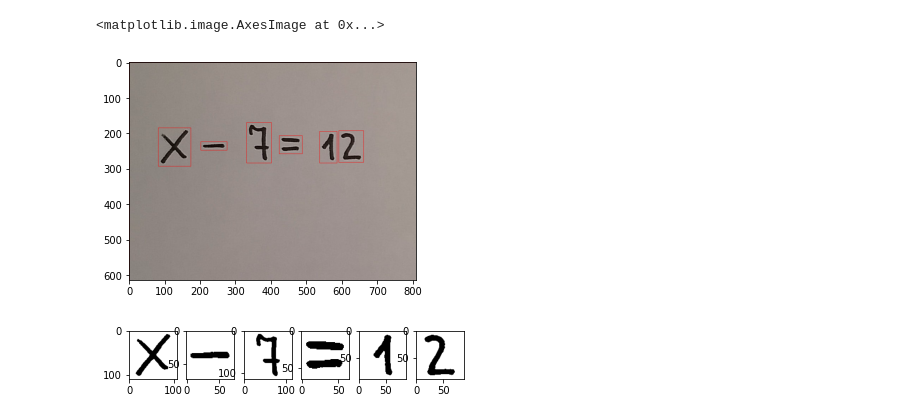
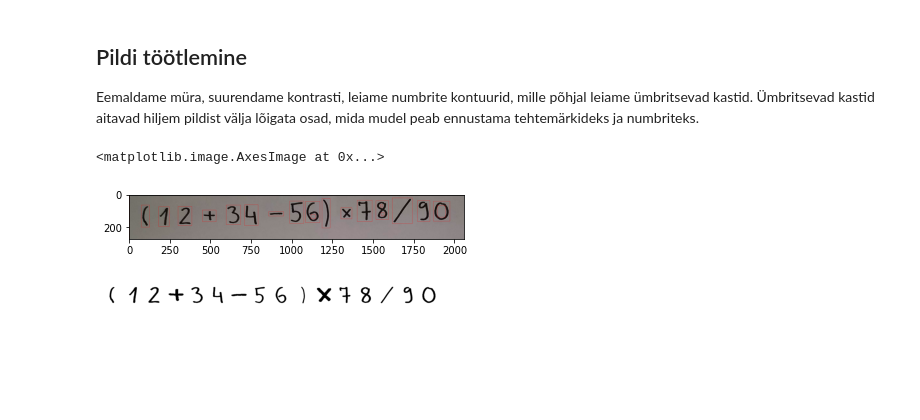
Before and after one commit to ilmaruduste/picture_calculator, a Jupyter notebook: main_colab.ipynb, the cells around one changed output. Drawn from its saved outputs; the diff is of its cells as text; code cells hidden in the pictures; blank space fills up the shorter version.

```diff
--- a/main_colab.ipynb
+++ b/main_colab.ipynb
@@ -13,11 +14,24 @@ import sys
 def order_boxes(boxes):
     boxes.sort(key=lambda x:x[0])
 
-def get_areas(boxes):
-    areas = []
-    for box in boxes:
-        areas.append(box[2]*box[3])
-    return areas
+# def get_areas(boxes):
+#     areas = []
+#     for box in boxes:
+#         areas.append(box[2]*box[3])
+#     return areas
+
+#eemaldab bounding boxid mis on teiste bounding boxide sees
+def remove_inside_boxes(boxes):
+    remove_boxes = []
+    for box_has_parent in boxes:
+        xc,yc,wc,hc = box_has_parent
+        for box_parent in boxes:
+            xp,yp,wp,hp = box_parent
+            if xc>=xp and yc>=yp and xp+wp>=xc+wc and yp+hp>=yc+hc and box_has_parent != box_parent:
+                remove_boxes.append(box_has_parent)
+    for box in remove_boxes:
+        boxes.remove(box)
+    return boxes
 
 #lõikab bounding boxide põhjal välja pildist huvipakkuvad pildid
 def get_crops(image, boxes, draw=False):
@@ -61,6 +75,7 @@ def make_square(image_list, square_size=None):
         ruudud = lopp_ruudud
     return ruudud
 
+#väljalõigatud piltide visualiseerimiseks
 def draw_crops(crops, draw_axis='on'):
     for i, crop in enumerate(crops):
             plt.subplot(1,len(crops),i+1)
@@ -78,5 +99,5 @@ true_labels = np.array(labels_df['true_label'])
 # %%
-filename = 'test_images/subtraction.jpg'
+filename = 'test_images/bigger_all_numbers.png'
 # %%
 img = cv2.imread(filename)
 plt.imshow(img)
@@ -86,39 +107,45 @@ plt.imshow(img)
+# %% [markdown]
+## Pildi töötlemine
+Eemaldame müra, suurendame kontrasti, leiame numbrite kontuurid, mille põhjal leiame ümbritsevad kastid.
+Ümbritsevad kastid aitavad hiljem pildist välja lõigata osad, mida mudel peab ennustama tehtemärkideks ja numbriteks.
 # %%
 img = cv2.imread(filename)
 
 img_gray = cv2.cvtColor(img, cv2.COLOR_BGR2GRAY)
 
 #blurimine vajalik et eemaldada müra
 blur_img = cv2.GaussianBlur(img_gray,(5,5),0)
 #thresholdimisega teeme hallist taustast valge ja tekstist musta
 ret, thresh = cv2.threshold(blur_img,0,255,cv2.THRESH_BINARY+cv2.THRESH_OTSU)
 
 # paksendan jooni kõvasti, et lähedalolevad sümbolid (nt võrdusmärgid) muutuksid üheks
 kernel = np.ones((13,13),np.uint8)
 thresh_dilate = cv2.erode(thresh, kernel, iterations=1)
 
 contours,hierarchy = cv2.findContours(thresh_dilate, cv2.RETR_LIST, cv2.CHAIN_APPROX_SIMPLE)
 # contours,hierarchy = cv2.findContours(thresh, cv2.RETR_LIST, cv2.CHAIN_APPROX_SIMPLE)
 boxed_img = img.copy()
 joined_boxes = []
 for cnt in contours:
     x,y,w,h = cv2.boundingRect(cnt)
     # kui kast ei ole terve pildi suurune siis lisame jälgitavasse
     if w < img_gray.shape[1] and h < img_gray.shape[0]:
         joined_boxes.append([x,y,w,h])
     boxed_img = cv2.rectangle(boxed_img,(x,y),(x+w,y+h),(255,0,0),1)
 
+joined_boxes = remove_inside_boxes(joined_boxes)
+
 imgbytes = cv2.imencode(".png", boxed_img)[1].tobytes()
 plt.imshow(boxed_img)
 # %% [output]
 <matplotlib.image.AxesImage at 0x...>
-[figure, old version]
+[figure, new version]
 # %%
 order_boxes(joined_boxes)
 crops = get_crops(thresh, joined_boxes, True)
 
 crops = make_square(crops)
 tiny_crops = make_square(crops, 45)
-draw_crops(crops)
+draw_crops(crops, draw_axis="off")
 # %% [output]
-[figure, old version]
+[figure, new version]
```
Also changed, not shown: parts of 14 cells of this notebook.
